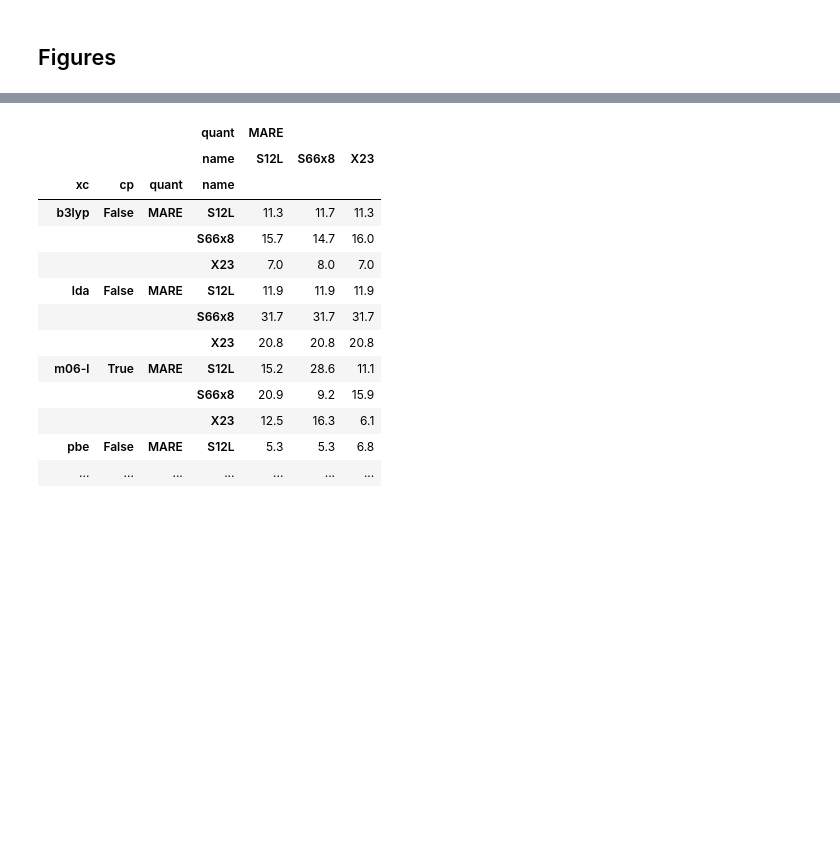
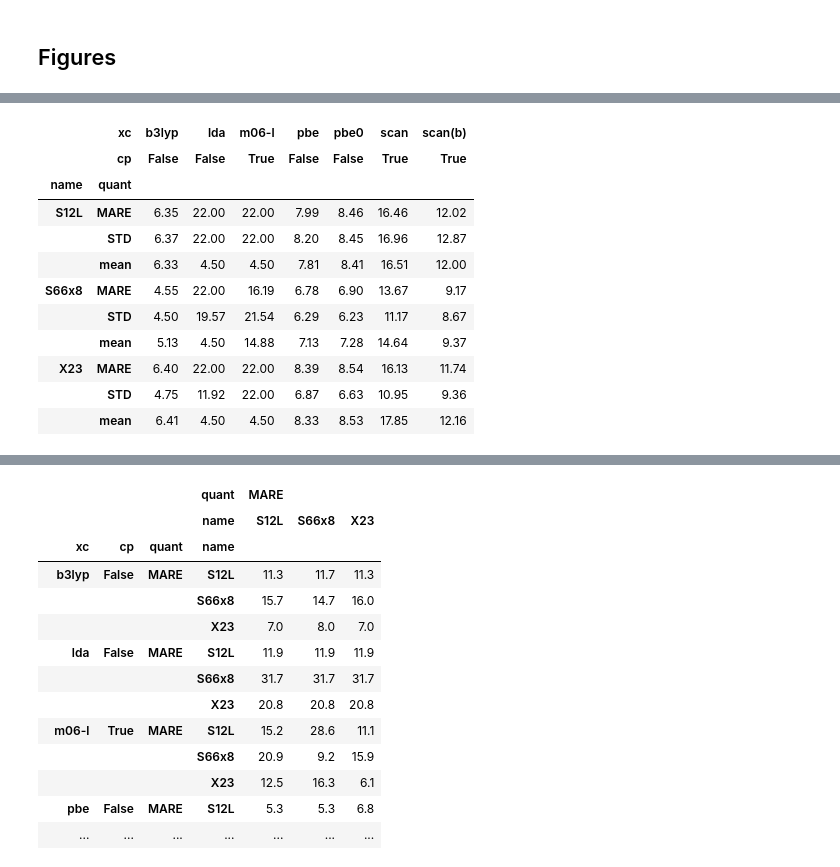
Before and after one commit to azag0/dft-vdw-range, a Jupyter notebook: src/2017-05-05-figures.ipynb, the cells around one changed output, grey strips where cells are left out. Cells and saved outputs as stored; diff of their text form; code cells hidden in the pictures; blank space fills up the shorter version.

```diff
--- a/src/2017-05-05-figures.ipynb
+++ b/src/2017-05-05-figures.ipynb
@@ -124,12 +132,12 @@ def interp_mbd(df, betas):
 # %% [markdown]
 ## Figures
 # %%
-def get_optimal_beta(df):
-    df = df.groupby('beta').apply(get_stat).reset_index()
-    mean = interp1d(df['beta'], 100*df['mean'], kind='cubic')
-    std = interp1d(df['beta'], 100*df['STD'], kind='cubic')
-    mare = interp1d(df['beta'], 100*df['MARE'], kind='cubic')
-    bounds = [(df['beta'].min()+1e-6, df['beta'].max()-1e-6)]
+def get_optimal_param(df, param):
+    df = df.groupby(param).apply(get_stat).reset_index()
+    mean = interp1d(df[param], 100*df['mean'], kind='cubic')
+    std = interp1d(df[param], 100*df['STD'], kind='cubic')
+    mare = interp1d(df[param], 100*df['MARE'], kind='cubic')
+    bounds = [(df[param].min()+1e-6, df[param].max()-1e-6)]
     opt_std = minimize(std, 1., bounds=bounds).x[0]
     opt_mare = minimize(mare, 1., bounds=bounds).x[0]
     mean_l, mean_r = mean(bounds[0][0]), mean(bounds[0][1])
@@ -140,16 +148,3 @@ def get_optimal_beta(df):
     else:
         opt_mean = bounds[0][1]
     return pd.Series({'mean': opt_mean, 'STD': opt_std, 'MARE': opt_mare}, name='quant')
-
-
-optimal_beta = merge_scfs_vdws(
-    'mbd',
-    ('S66x8 X23 S12L'.split(), slice(None), 1.),
-    [
-        *dict.fromkeys('lda b3lyp pbe pbe0'.split(), False).items(),
-        *dict.fromkeys('scan m06-l scan(b)'.split(), True).items()
-    ],
-    [(6, slice(None, 2))],
-    'a beta'.split()
-).groupby('name xc cp'.split()).apply(get_optimal_beta).stack().rename('beta').where(lambda s: s < 1.9, 10.)
-optimal_beta.round(2).unstack([1, 2])
@@ -168,0 +176,25 @@ optimal_beta.round(2).unstack([1, 2])
+# %%
+optimal_b = merge_scfs_vdws(
+    interp_vv10(np.linspace(4.5, 22., 10)),
+    ('S66x8 X23 S12L'.split(), slice(None), 1.),
+    [
+        *dict.fromkeys('lda b3lyp pbe pbe0'.split(), False).items(),
+        *dict.fromkeys('scan m06-l scan(b)'.split(), True).items()
+    ],
+    [(slice(None),)],
+    'b'.split()
+).groupby('name xc cp'.split()).apply(lambda df: get_optimal_param(df, 'b')).stack().rename('b')
+optimal_b.round(2).unstack([1, 2])
+# %% [output]
+|  | xc | b3lyp | lda | m06-l | pbe | pbe0 | scan | scan(b) |
+|  | cp | False | False | True | False | False | True | True |
+| name | quant |  |  |  |  |  |  |  |
+| S12L | MARE | 6.35 | 22.00 | 22.00 | 7.99 | 8.46 | 16.46 | 12.02 |
+|  | STD | 6.37 | 22.00 | 22.00 | 8.20 | 8.45 | 16.96 | 12.87 |
+|  | mean | 6.33 | 4.50 | 4.50 | 7.81 | 8.41 | 16.51 | 12.00 |
+| S66x8 | MARE | 4.55 | 22.00 | 16.19 | 6.78 | 6.90 | 13.67 | 9.17 |
+|  | STD | 4.50 | 19.57 | 21.54 | 6.29 | 6.23 | 11.17 | 8.67 |
+|  | mean | 5.13 | 4.50 | 14.88 | 7.13 | 7.28 | 14.64 | 9.37 |
+| X23 | MARE | 6.40 | 22.00 | 22.00 | 8.39 | 8.54 | 16.13 | 11.74 |
+|  | STD | 4.75 | 11.92 | 22.00 | 6.87 | 6.63 | 10.95 | 9.36 |
+|  | mean | 6.41 | 4.50 | 4.50 | 8.33 | 8.53 | 17.85 | 12.16 |
```
Also changed, not shown: parts of 11 cells of this notebook, 7 other files.
